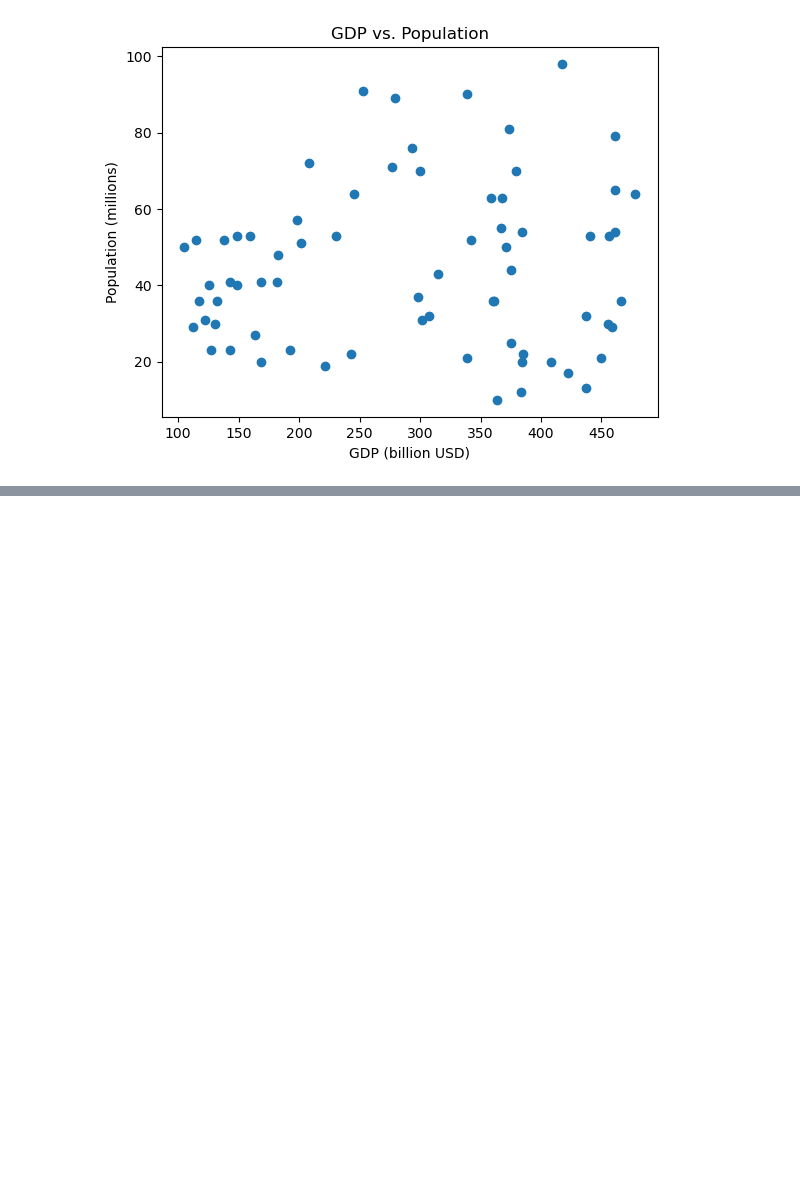
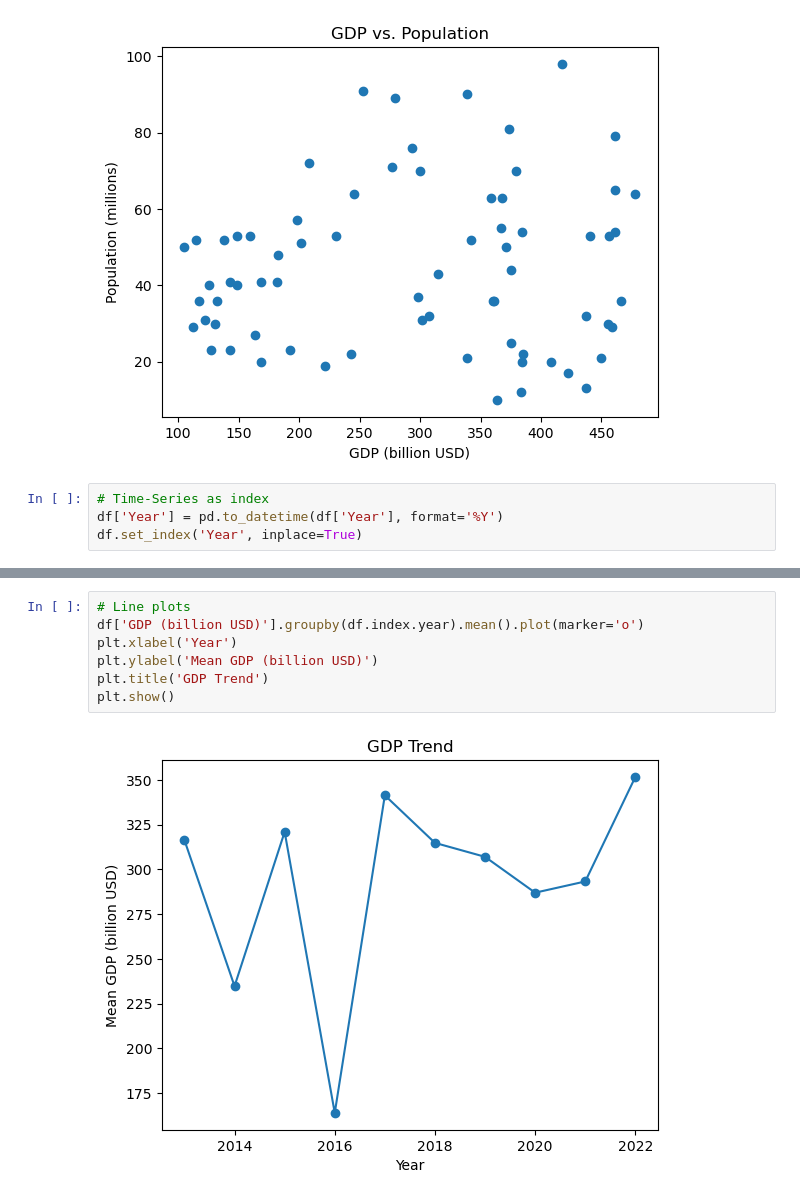
Before and after one commit to RonakRah/QA_europe, a Jupyter notebook: QA_of_europe.ipynb, the cells around one changed output, grey strips where cells are left out. Cells and saved outputs as stored; diff of their text form; blank space fills up the shorter version.

```diff
--- a/QA_of_europe.ipynb
+++ b/QA_of_europe.ipynb
@@ -61,3 +61,7 @@ plt.title('GDP vs. Population')
 plt.show()
 # %% [output]
 [figure]
+# %%
+# Time-Series as index
+df['Year'] = pd.to_datetime(df['Year'], format='%Y')
+df.set_index('Year', inplace=True)
@@ -63,0 +71,9 @@ plt.show()
+# %%
+# Line plots
+df['GDP (billion USD)'].groupby(df.index.year).mean().plot(marker='o')
+plt.xlabel('Year')
+plt.ylabel('Mean GDP (billion USD)')
+plt.title('GDP Trend')
+plt.show()
+# %% [output]
+[figure, added]
```
Also changed, not shown: parts of 9 cells of this notebook.
